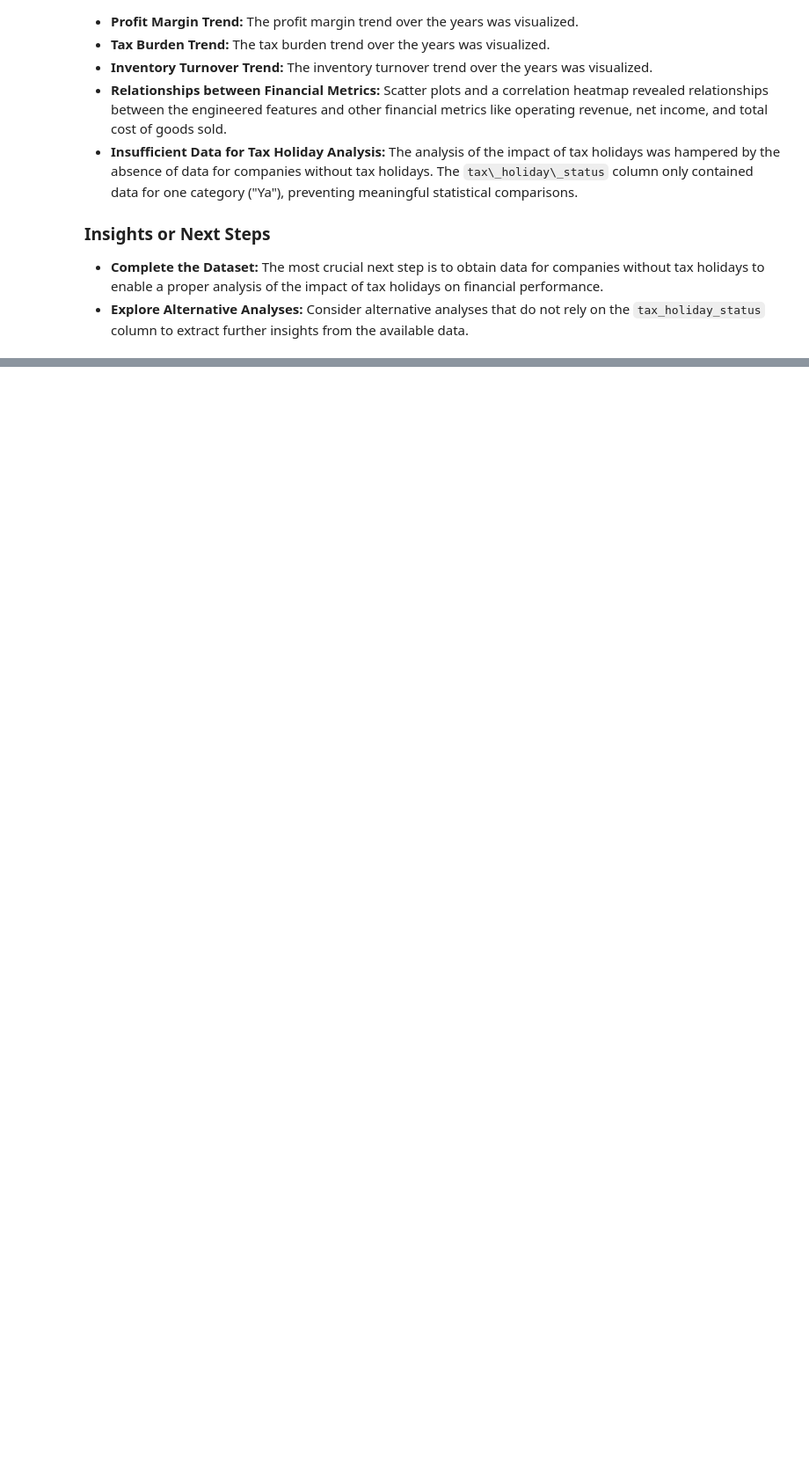
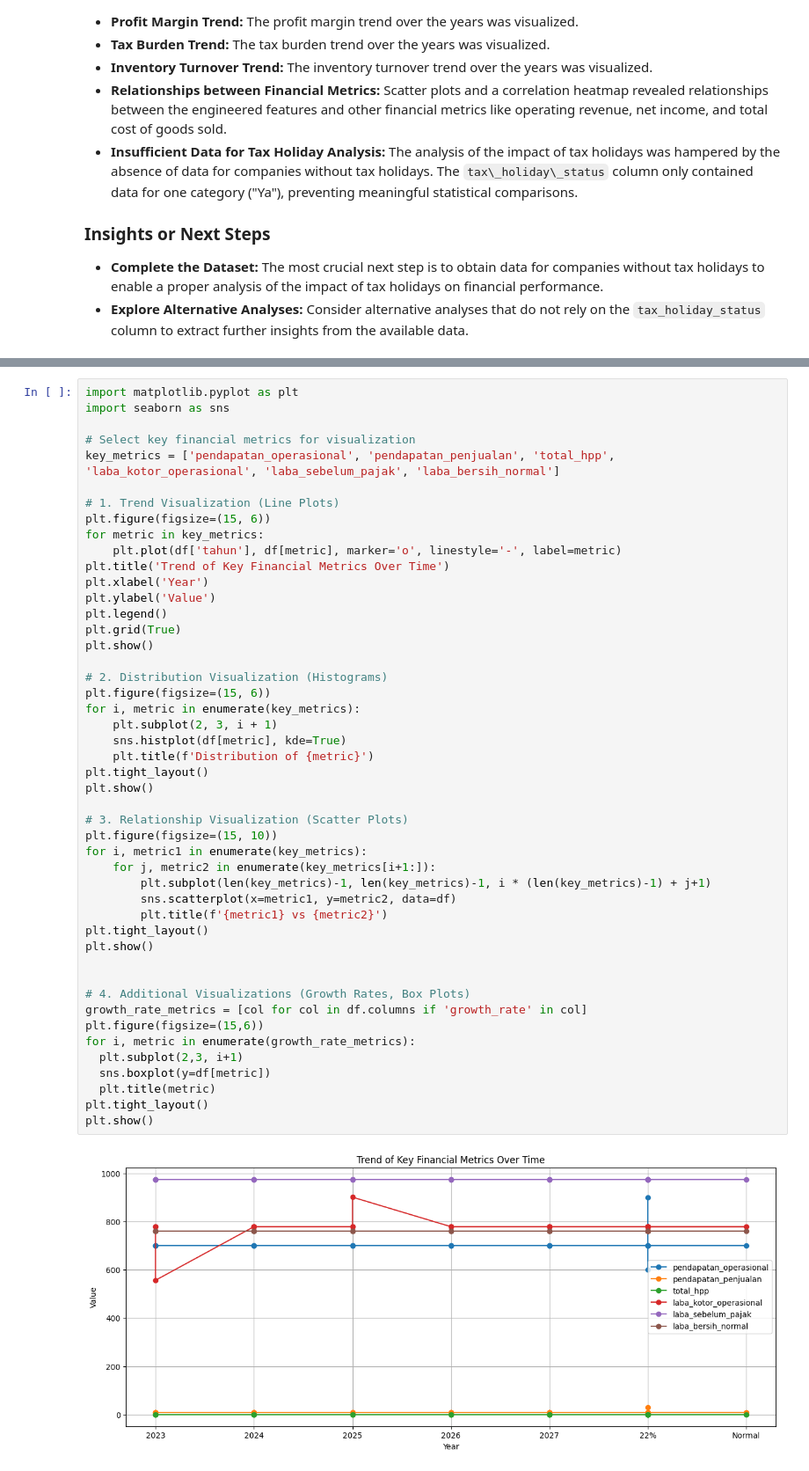
Before and after one commit to agnesgulo/ProjectPPH, a Jupyter notebook: Project_A.ipynb, the cells around one changed output, grey strips where cells are left out. Shown at 88% size. Drawn from its saved outputs; the diff is of its cells as text; blank space fills up the shorter version.

```diff
--- a/Project_A.ipynb
+++ b/Project_A.ipynb
@@ -710,0 +1115,49 @@ The analysis aimed to understand the impact of tax holidays on financial perform
+# %%
+import matplotlib.pyplot as plt
+import seaborn as sns
+
+# Select key financial metrics for visualization
+key_metrics = ['pendapatan_operasional', 'pendapatan_penjualan', 'total_hpp', 'laba_kotor_operasional', 'laba_sebelum_pajak', 'laba_bersih_normal']
+
+# 1. Trend Visualization (Line Plots)
+plt.figure(figsize=(15, 6))
+for metric in key_metrics:
+    plt.plot(df['tahun'], df[metric], marker='o', linestyle='-', label=metric)
+plt.title('Trend of Key Financial Metrics Over Time')
+plt.xlabel('Year')
+plt.ylabel('Value')
+plt.legend()
+plt.grid(True)
+plt.show()
+
+# 2. Distribution Visualization (Histograms)
+plt.figure(figsize=(15, 6))
+for i, metric in enumerate(key_metrics):
+    plt.subplot(2, 3, i + 1)
+    sns.histplot(df[metric], kde=True)
+    plt.title(f'Distribution of {metric}')
+plt.tight_layout()
+plt.show()
+
+# 3. Relationship Visualization (Scatter Plots)
+plt.figure(figsize=(15, 10))
+for i, metric1 in enumerate(key_metrics):
+    for j, metric2 in enumerate(key_metrics[i+1:]):
+        plt.subplot(len(key_metrics)-1, len(key_metrics)-1, i * (len(key_metrics)-1) + j+1)
+        sns.scatterplot(x=metric1, y=metric2, data=df)
+        plt.title(f'{metric1} vs {metric2}')
+plt.tight_layout()
+plt.show()
+
+
+# 4. Additional Visualizations (Growth Rates, Box Plots)
+growth_rate_metrics = [col for col in df.columns if 'growth_rate' in col]
+plt.figure(figsize=(15,6))
+for i, metric in enumerate(growth_rate_metrics):
+  plt.subplot(2,3, i+1)
+  sns.boxplot(y=df[metric])
+  plt.title(metric)
+plt.tight_layout()
+plt.show()
+# %% [output]
+[figure, added]
```
Also changed, not shown: parts of 58 cells of this notebook.
